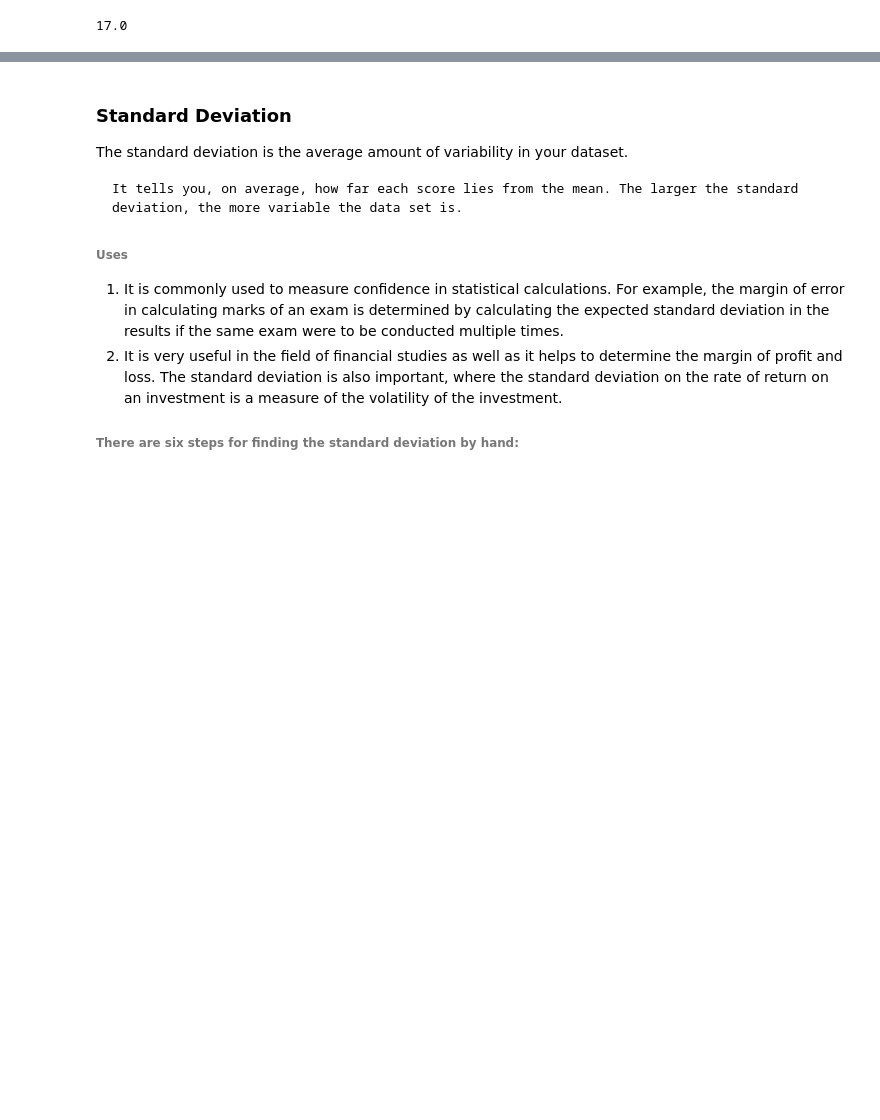
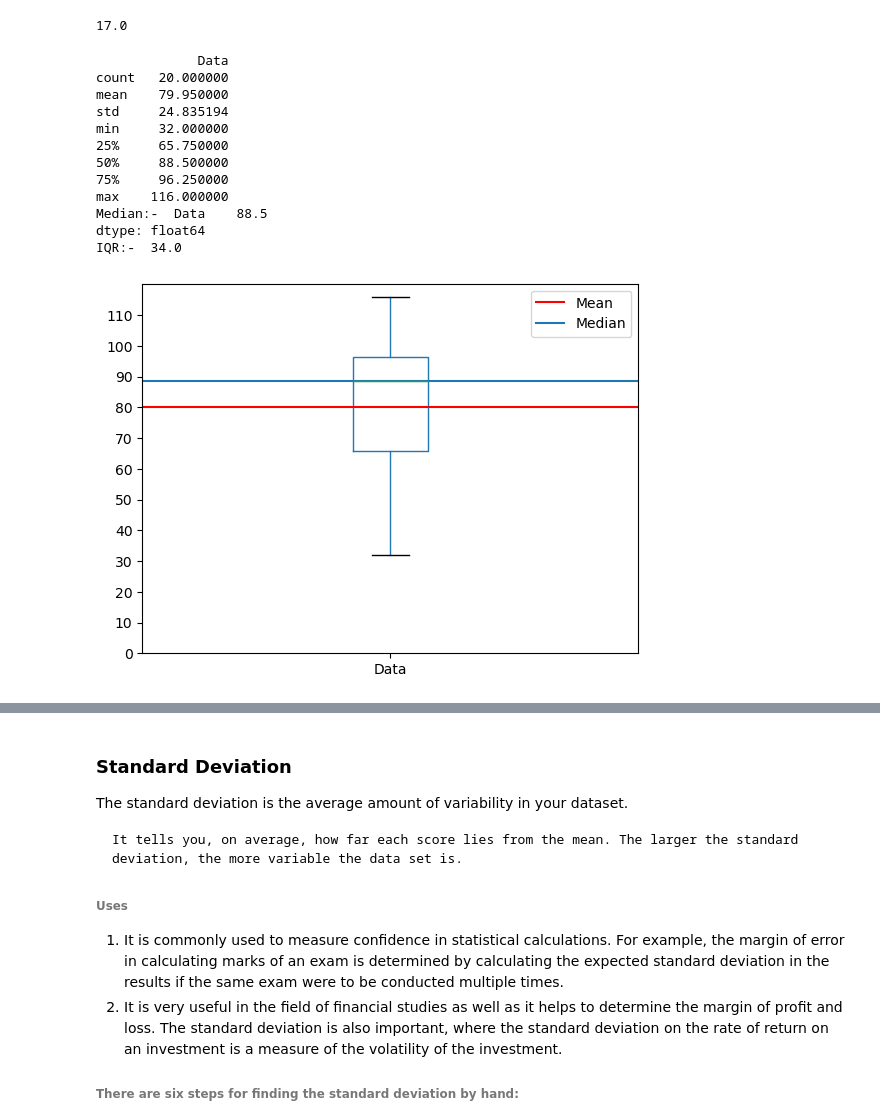
Before and after one commit to himanshu-1205/Statistics, a Jupyter notebook: Statistics/Measure of dispersion.ipynb, the cells around one changed output, grey strips where cells are left out. Drawn from its saved outputs; the diff is of its cells as text; code cells hidden in the pictures; blank space fills up the shorter version.

```diff
--- a/Statistics/Measure of dispersion.ipynb
+++ b/Statistics/Measure of dispersion.ipynb
@@ -107,3 +97,37 @@ semi_iqr = IQR / 2
 semi_iqr
 # %% [output]
 17.0
+# %%
+from scipy import stats
+import seaborn as sns
+import pandas as pd
+import matplotlib.pyplot as plt
+import numpy as np
+data = [32, 36, 46, 47, 56, 69, 75, 79, 79, 88, 89, 91, 92, 93, 96, 97,
+        101, 105, 112, 116]
+df = pd.DataFrame(data)
+df.columns=['Data']
+print(df.describe())
+print("Median:- ",df.median())
+# Interquartile range (IQR)
+IQR = stats.iqr(data, interpolation = 'midpoint')
+df.boxplot(grid=False)
+plt.yticks(range(0, 120, 10))
+plt.axhline(y=np.nanmean(data),color='r',label="Mean")
+plt.axhline(y=np.median(data),label="Median")
+plt.legend()
+print("IQR:- ",IQR)
+# %% [output]
+             Data
+count   20.000000
+mean    79.950000
+std     24.835194
+min     32.000000
+25%     65.750000
+50%     88.500000
+75%     96.250000
+max    116.000000
+Median:-  Data    88.5
+dtype: float64
+IQR:-  34.0
+[figure, added]
```
Also changed, not shown: parts of 6 cells of this notebook, 3 other files.
